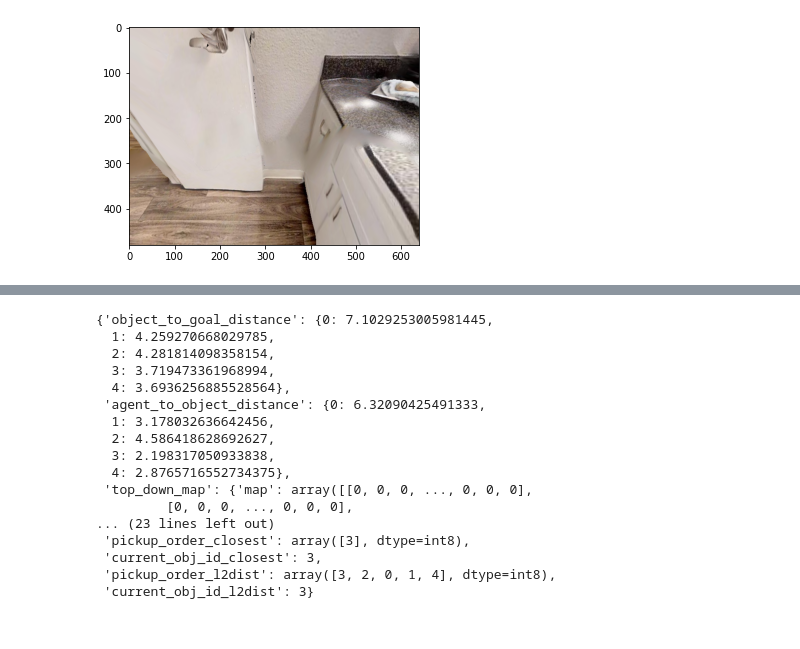
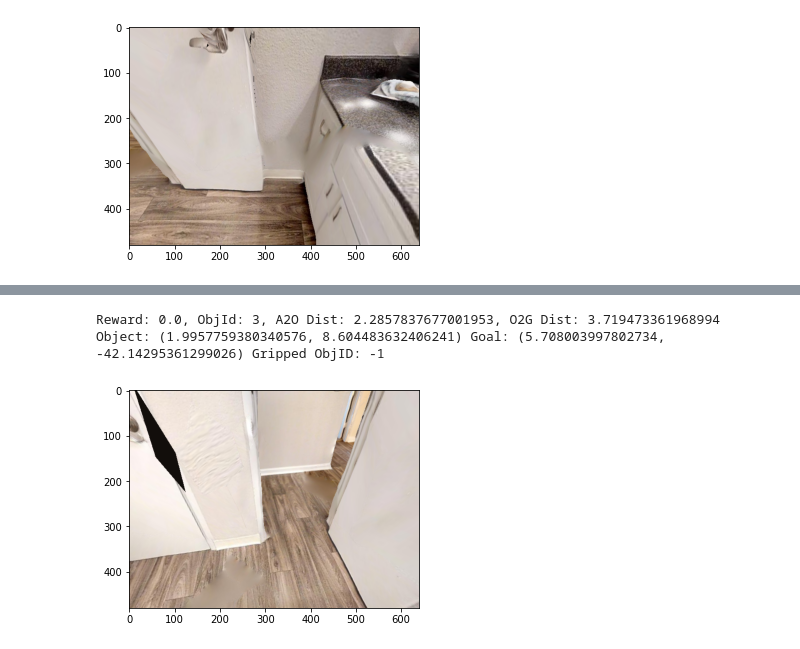
Before and after one commit to dexter1691/habitat-api, a Jupyter notebook: notebooks/test_rl_env.ipynb, the cells around one changed output, grey strips where cells are left out. Saved outputs shown, nothing was run; the diff lists cells and outputs as text; code cells hidden in the pictures.

```diff
--- a/notebooks/test_rl_env.ipynb
+++ b/notebooks/test_rl_env.ipynb
@@ -103,20 +113,7 @@ plt.imshow(obs['rgb'])
-# %%
-info
-# %% [output]
-{'object_to_goal_distance': {0: 7.1029253005981445,
-  1: 4.259270668029785,
-  2: 4.281814098358154,
-  3: 3.719473361968994,
-  4: 3.6936256885528564},
- 'agent_to_object_distance': {0: 6.32090425491333,
-  1: 3.178032636642456,
-  2: 4.586418628692627,
-  3: 2.198317050933838,
-  4: 2.8765716552734375},
- 'top_down_map': {'map': array([[0, 0, 0, ..., 0, 0, 0],
-         [0, 0, 0, ..., 0, 0, 0],
-... (23 lines left out)
- 'pickup_order_closest': array([3], dtype=int8),
- 'current_obj_id_closest': 3,
- 'pickup_order_l2dist': array([3, 2, 0, 1, 4], dtype=int8),
- 'current_obj_id_l2dist': 3}
+# %%
+obs, reward, done, info = env.step(action={'action':2})
+plt.imshow(obs['rgb'])
+print_info(obs, reward, info)
+# %% [output]
+Reward: 0.0, ObjId: 3, A2O Dist: 2.2857837677001953, O2G Dist: 3.719473361968994 Object: (1.9957759380340576, 8.604483632406241) Goal: (5.708003997802734, -42.14295361299026) Gripped ObjID: -1
+[figure, added]
```
Also changed, not shown: parts of 10 cells of this notebook, 5 other files.
